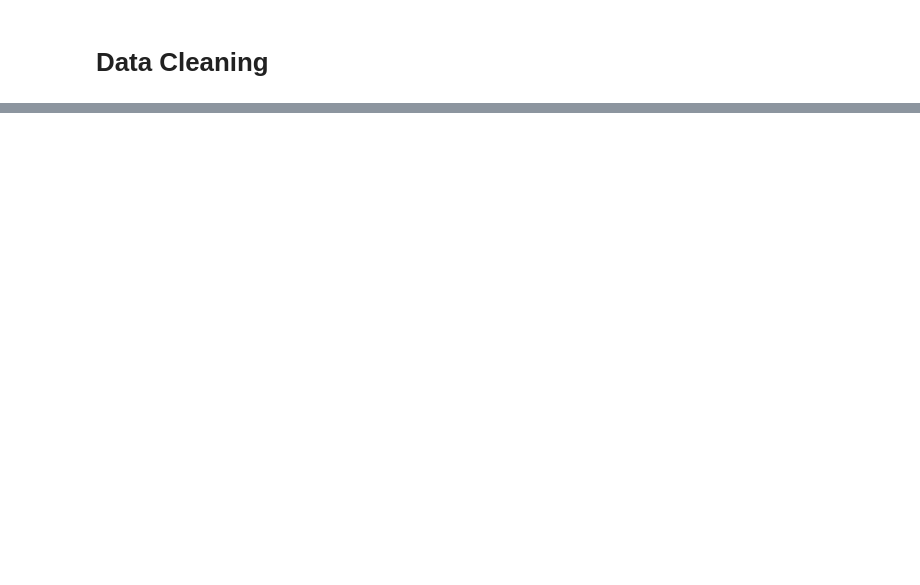
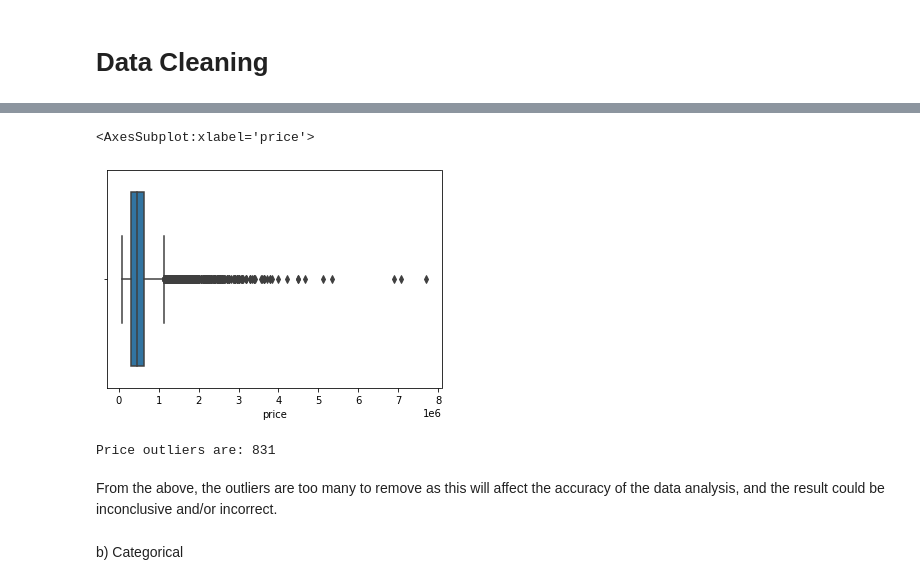
Before and after one commit to Musasia-Ryan/Phase-2-project, a Jupyter notebook: student.ipynb, the cells around one changed output, grey strips where cells are left out. Drawn from its saved outputs; the diff is of its cells as text; code cells hidden in the pictures; blank space fills up the shorter version.

```diff
--- a/student.ipynb
+++ b/student.ipynb
@@ -141,0 +209,3 @@ df.duplicated().sum()
+# %%
+#Removing the rows that conrtain null values
+df.dropna(inplace = True)
@@ -141,0 +262,24 @@ df.duplicated().sum()
+# %%
+sns.boxplot(x=df['price'])
+
+# From the boxplots below it can be seen that there are a lot of outliers.
+# %% [output]
+<AxesSubplot:xlabel='price'>
+[figure, added]
+# %%
+#Checking for outliers
+Q1_price = df['price'].quantile(.25)
+Q3_price = df['price'].quantile(.75)
+
+IQR_price = Q3_price - Q1_price
+
+
+anomalies = df[(df.price < Q1_price - 1.5* IQR_price)  |
+                    (df.price > Q3_price + 1.5 * IQR_price) ]
+print('Price outliers are: ' + str(anomalies.price.count()))
+# %% [output]
+Price outliers are: 831
+# %% [markdown]
+From the above, the outliers are too many to remove as this will affect the accuracy of the data analysis, and the result could be inconclusive and/or incorrect.
+# %% [markdown]
+b) Categorical
```
Also changed, not shown: parts of 144 cells of this notebook.
